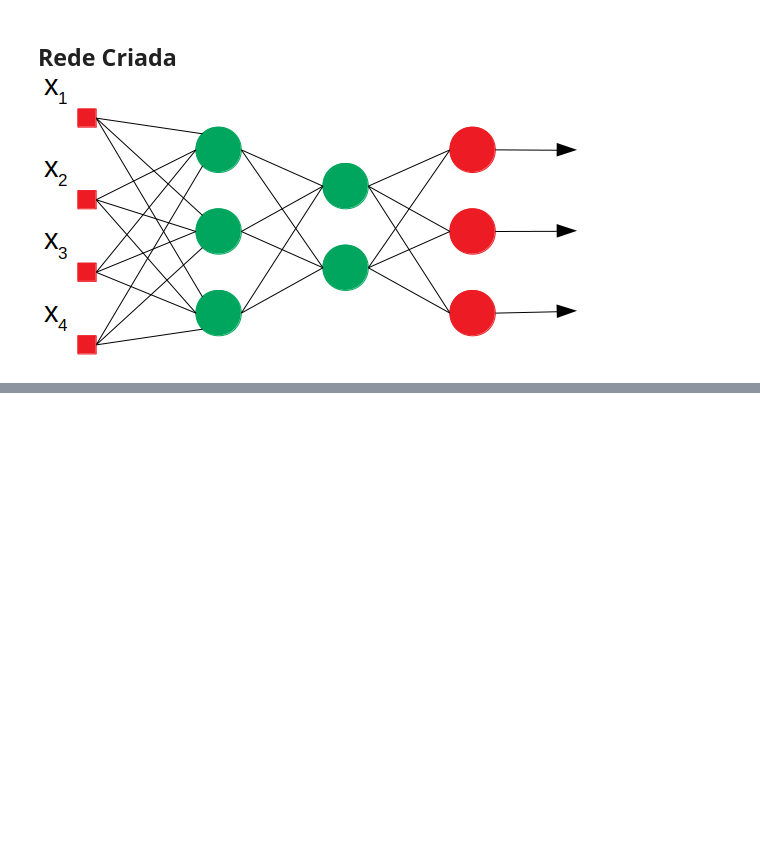
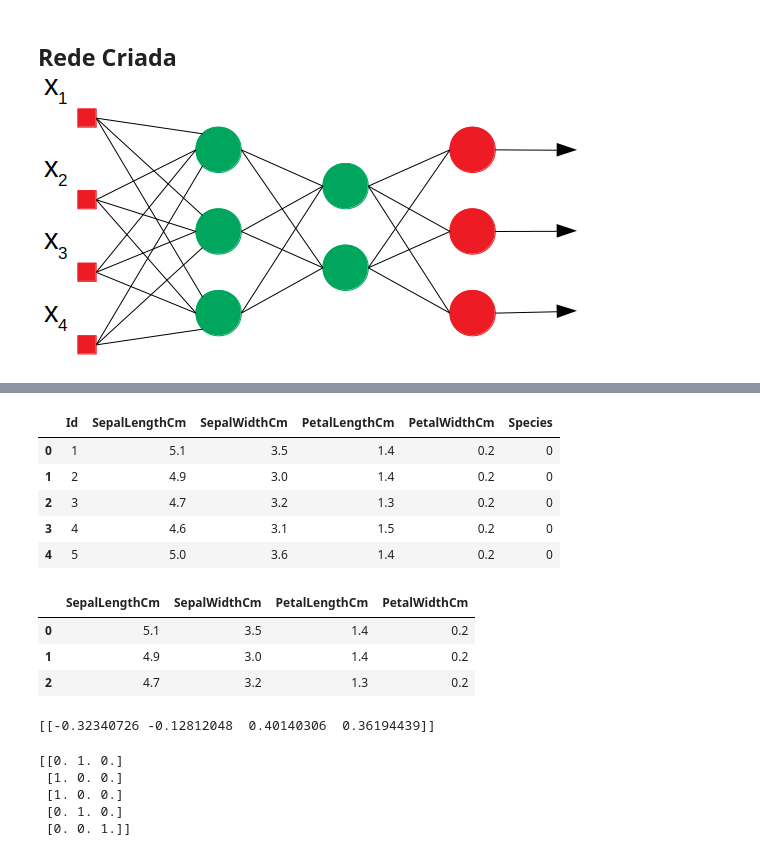
Before and after one commit to tmoura/machinelearning, a Jupyter notebook: MLP-Keras.ipynb, the cells around one changed output, grey strips where cells are left out. Saved outputs shown, nothing was run; the diff lists cells and outputs as text; code cells hidden in the pictures; blank space fills up the shorter version.

```diff
--- a/MLP-Keras.ipynb
+++ b/MLP-Keras.ipynb
@@ -158,0 +73,30 @@ Name: 0, dtype: int64
+# %%
+import pandas as pd
+import numpy as np
+import seaborn as sns
+from tensorflow import keras
+
+df = pd.read_csv('/content/Irisdataset.csv')
+df.head()
+
+from sklearn.preprocessing import LabelEncoder
+le = LabelEncoder()
+
+df['Species'] = le.fit_transform(df['Species'])
+df.head()
+# %% [output]
+|  | Id | SepalLengthCm | SepalWidthCm | PetalLengthCm | PetalWidthCm | Species |
+| 0 | 1 | 5.1 | 3.5 | 1.4 | 0.2 | 0 |
+| 1 | 2 | 4.9 | 3.0 | 1.4 | 0.2 | 0 |
+| 2 | 3 | 4.7 | 3.2 | 1.3 | 0.2 | 0 |
+| 3 | 4 | 4.6 | 3.1 | 1.5 | 0.2 | 0 |
+| 4 | 5 | 5.0 | 3.6 | 1.4 | 0.2 | 0 |
+# %%
+X = df.drop(columns=['Id', 'Species'])
+y = df['Species']
+X.head(3)
+# %% [output]
+|  | SepalLengthCm | SepalWidthCm | PetalLengthCm | PetalWidthCm |
+| 0 | 5.1 | 3.5 | 1.4 | 0.2 |
+| 1 | 4.9 | 3.0 | 1.4 | 0.2 |
+| 2 | 4.7 | 3.2 | 1.3 | 0.2 |
@@ -158,0 +107,19 @@ Name: 0, dtype: int64
+# %%
+from sklearn.preprocessing import StandardScaler
+sc = StandardScaler()
+
+x_train = sc.fit_transform(x_train)
+x_test = sc.transform(x_test)
+
+print(x_train[:1])
+# %% [output]
+[[-0.32340726 -0.12812048  0.40140306  0.36194439]]
+# %%
+y_train = keras.utils.to_categorical(y_train, num_classes=3)
+print(y_train[:5])
+# %% [output]
+[[0. 1. 0.]
+ [1. 0. 0.]
+ [1. 0. 0.]
+ [0. 1. 0.]
+ [0. 0. 1.]]
```
Also changed, not shown: parts of 9 cells of this notebook.
